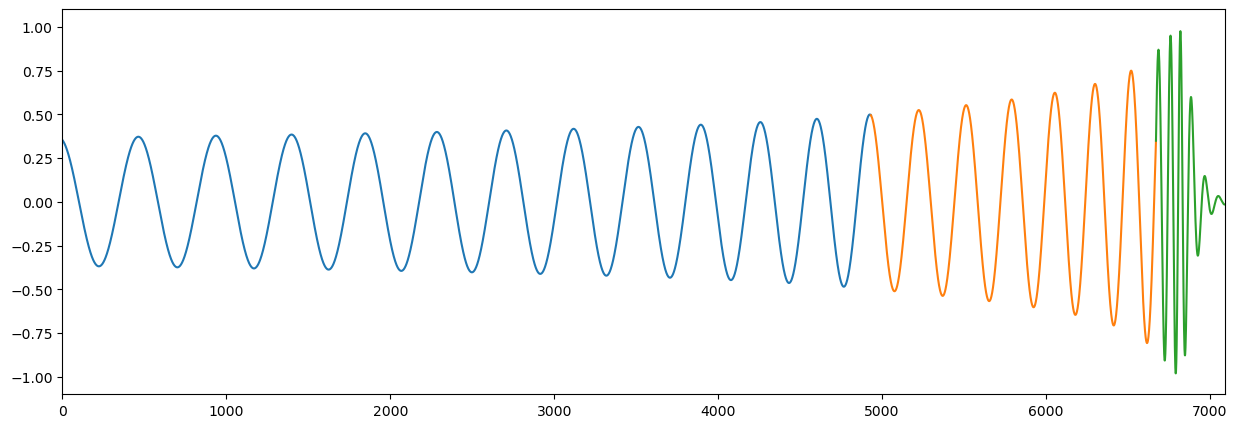
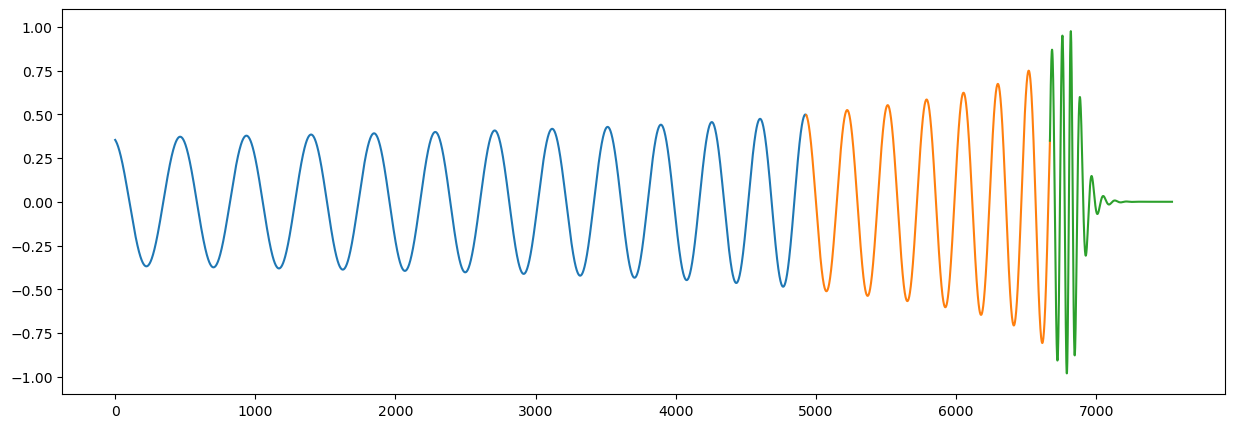
The notebook cell's code change between the first figure and the second:
--- before
+++ after
@@ -2,4 +2,4 @@
 plt.plot(tTrans+t1PAwav[-1],(WF2PLT/WF2PLT[0]*wav1PA[-1]).real)
 plt.plot(tPlunge+t1PAwav[-1]+tTrans[-1],np.real(wavPlunge/wavPlunge[0]*WF2PLT[-1]/WF2PLT[0]*wav1PA[-1]))
-plt.xlim(0,7090)
 plt.ylim(-1.1,1.1)
+#plt.savefig("/Users/niels/Downloads/FEW-IMR-q10-l2m2.pdf")

Commit: Switch the plunge to evolve rs rather than r. This allows the interpolation to work at much later times